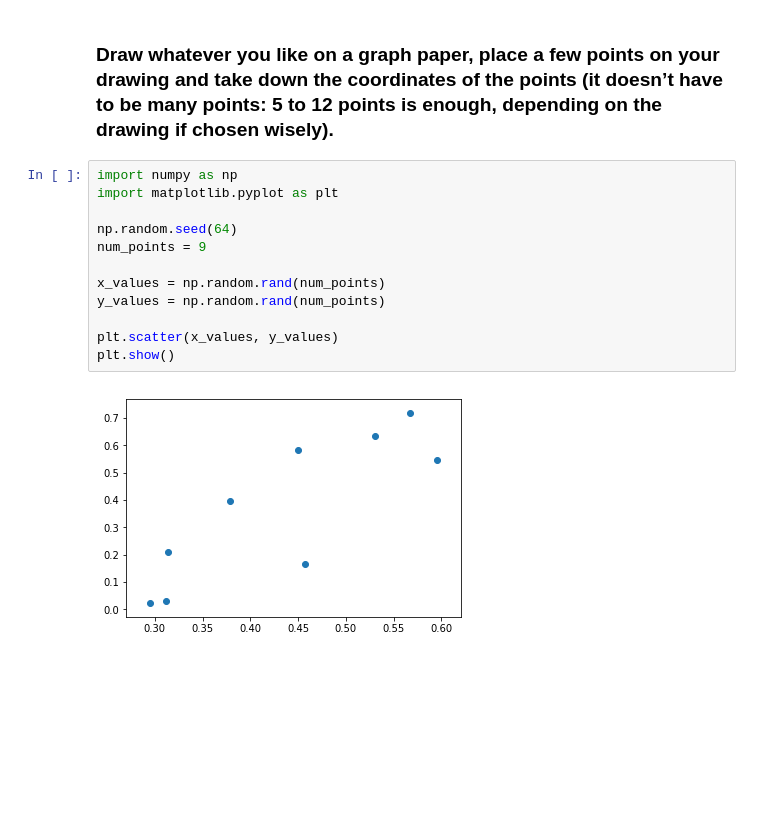
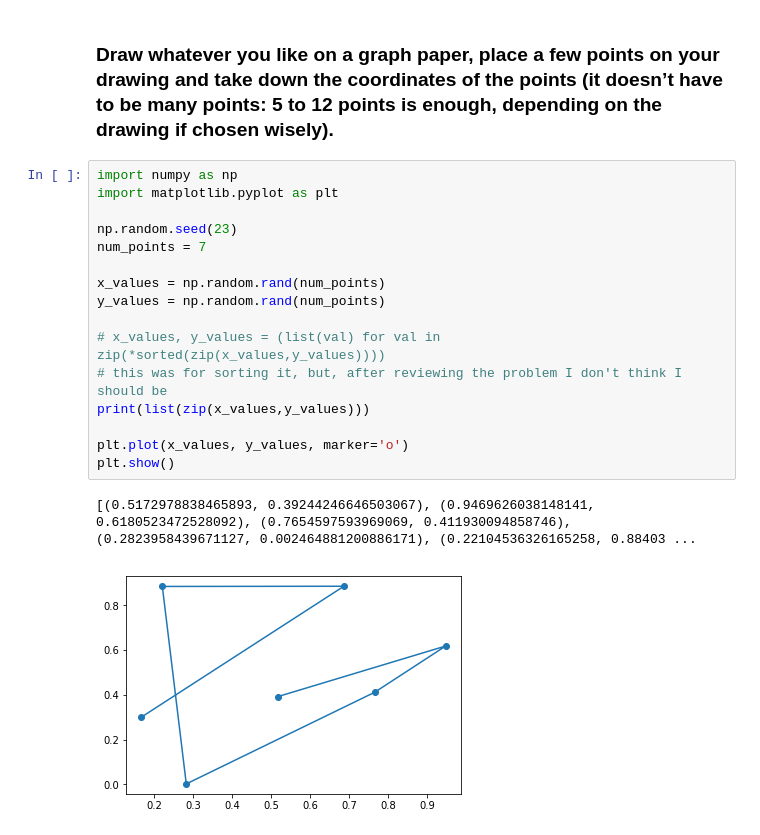
Before and after one commit to PooneetThaper/ScientificComputing, a Jupyter notebook: HW3/Homework 3 Pooneet Thaper.ipynb, the cells around one changed output. Drawn from its saved outputs; the diff is of its cells as text; blank space fills up the shorter version.

```diff
--- a/HW3/Homework 3 Pooneet Thaper.ipynb
+++ b/HW3/Homework 3 Pooneet Thaper.ipynb
@@ -12,17 +12,22 @@
 # %%
 import numpy as np
 import matplotlib.pyplot as plt
 
-np.random.seed(64)
-num_points = 9
+np.random.seed(23)
+num_points = 7
 
 x_values = np.random.rand(num_points)
 y_values = np.random.rand(num_points)
 
-plt.scatter(x_values, y_values)
+# x_values, y_values = (list(val) for val in zip(*sorted(zip(x_values,y_values))))
+# this was for sorting it, but, after reviewing the problem I don't think I should be
+print(list(zip(x_values,y_values)))
+
+plt.plot(x_values, y_values, marker='o')
 plt.show()
 # %% [output]
+[(0.5172978838465893, 0.39244246646503067), (0.9469626038148141, 0.6180523472528092), (0.7654597593969069, 0.411930094858746), (0.2823958439671127, 0.002464881200886171), (0.22104536326165258, 0.88403 ...
-[figure, old version]
+[figure, new version]
 # %% [markdown]
 ### Create two arrays with these data and find the spline approximations $S_x(t)$ and $S_y(t)$ for each of the functions $x(t)$ and $y(t)$ with parameter $t$ representing the array index. Plot the resulting $S_x(t)$ vs. $S_y(t)$.
 
```
Also changed, not shown: parts of 6 cells of this notebook, 2 other files.
